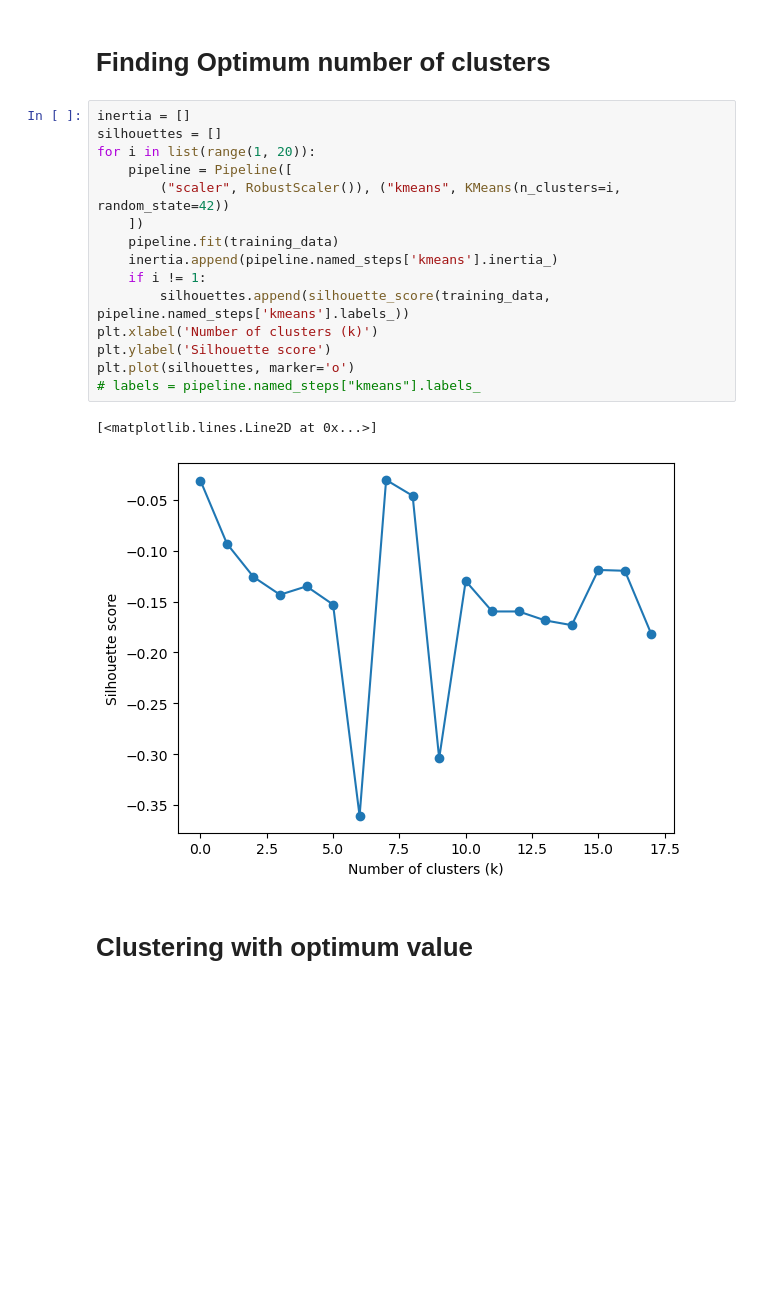
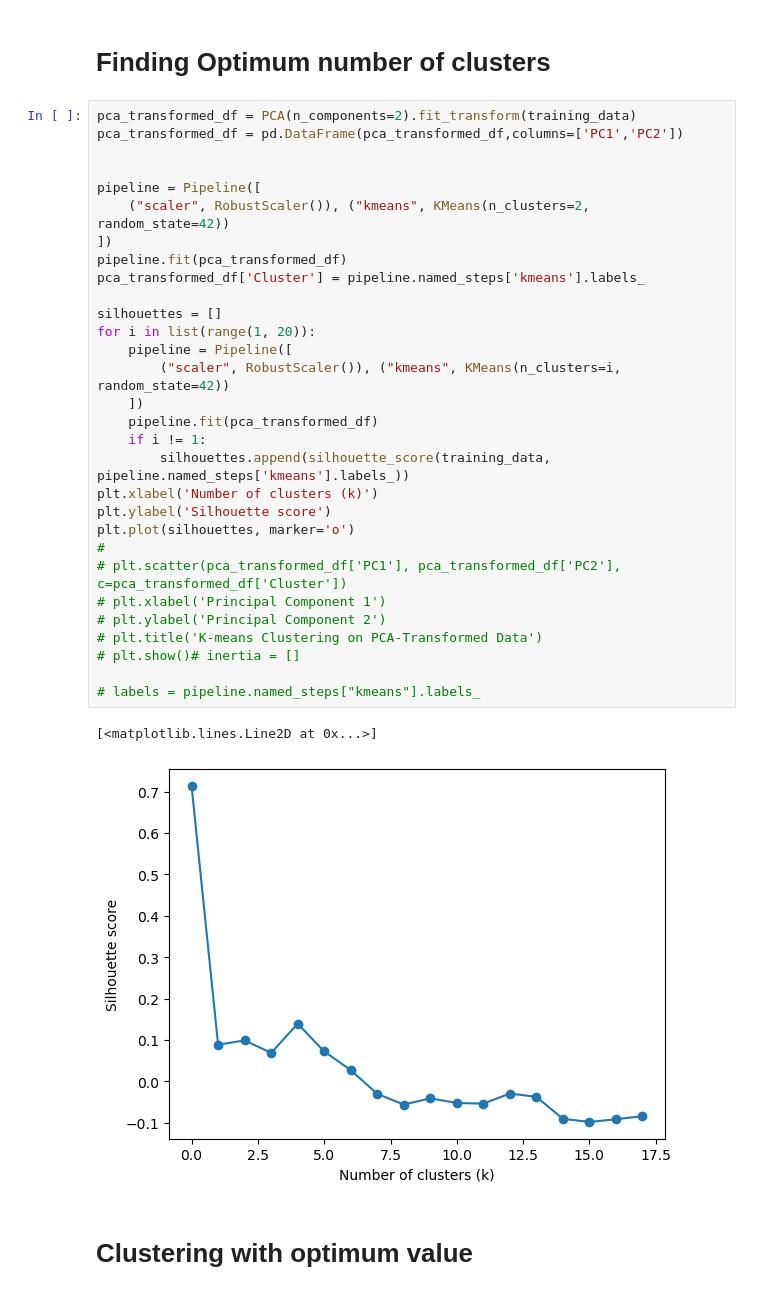
Before and after one commit to samuel23taku/ML-Spotify-Songs-Clustering, a Jupyter notebook: sample.ipynb, the cells around one changed output. Cells and saved outputs as stored; diff of their text form; blank space fills up the shorter version.

Commit message:
PCA done. Trying to fit the data on KMeans

```diff
--- a/sample.ipynb
+++ b/sample.ipynb
@@ -101,23 +100,38 @@ Text(0.5, 1.0, 'Explained Variance vs Number of Components')
 # %% [markdown]
 # Finding Optimum number of clusters
 # %%
-inertia = []
+pca_transformed_df = PCA(n_components=2).fit_transform(training_data)
+pca_transformed_df = pd.DataFrame(pca_transformed_df,columns=['PC1','PC2'])
+
+
+pipeline = Pipeline([
+    ("scaler", RobustScaler()), ("kmeans", KMeans(n_clusters=2, random_state=42))
+])
+pipeline.fit(pca_transformed_df)
+pca_transformed_df['Cluster'] = pipeline.named_steps['kmeans'].labels_
+
 silhouettes = []
 for i in list(range(1, 20)):
     pipeline = Pipeline([
         ("scaler", RobustScaler()), ("kmeans", KMeans(n_clusters=i, random_state=42))
     ])
-    pipeline.fit(training_data)
-    inertia.append(pipeline.named_steps['kmeans'].inertia_)
+    pipeline.fit(pca_transformed_df)
     if i != 1:
         silhouettes.append(silhouette_score(training_data, pipeline.named_steps['kmeans'].labels_))
 plt.xlabel('Number of clusters (k)')
 plt.ylabel('Silhouette score')
 plt.plot(silhouettes, marker='o')
+#
+# plt.scatter(pca_transformed_df['PC1'], pca_transformed_df['PC2'], c=pca_transformed_df['Cluster'])
+# plt.xlabel('Principal Component 1')
+# plt.ylabel('Principal Component 2')
+# plt.title('K-means Clustering on PCA-Transformed Data')
+# plt.show()# inertia = []
+
 # labels = pipeline.named_steps["kmeans"].labels_
 # %% [output]
 [<matplotlib.lines.Line2D at 0x...>]
-[figure, old version]
+[figure, new version]
 # %% [markdown]
 # Clustering with optimum value
 # %%
```
Also changed, not shown: parts of 2 cells of this notebook.
